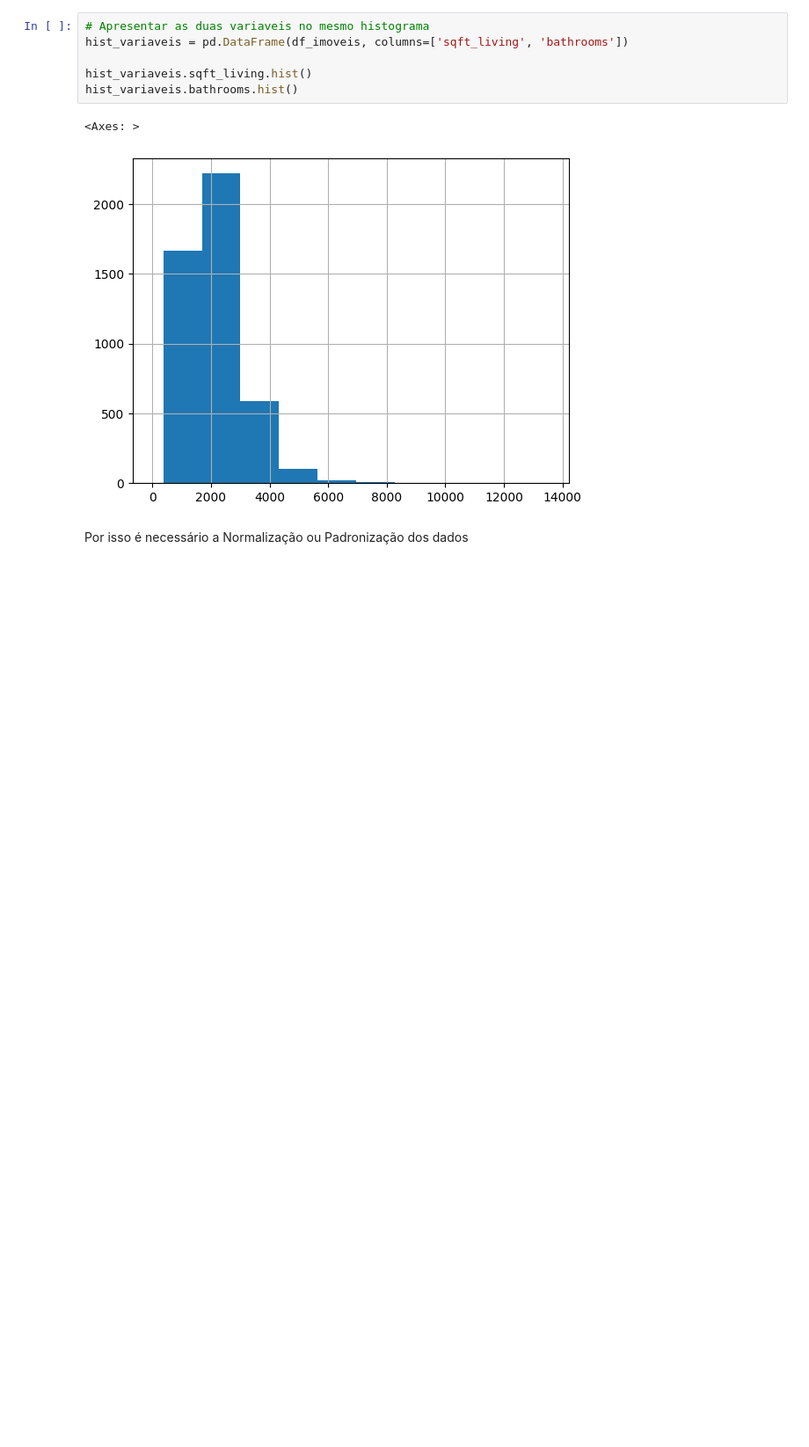
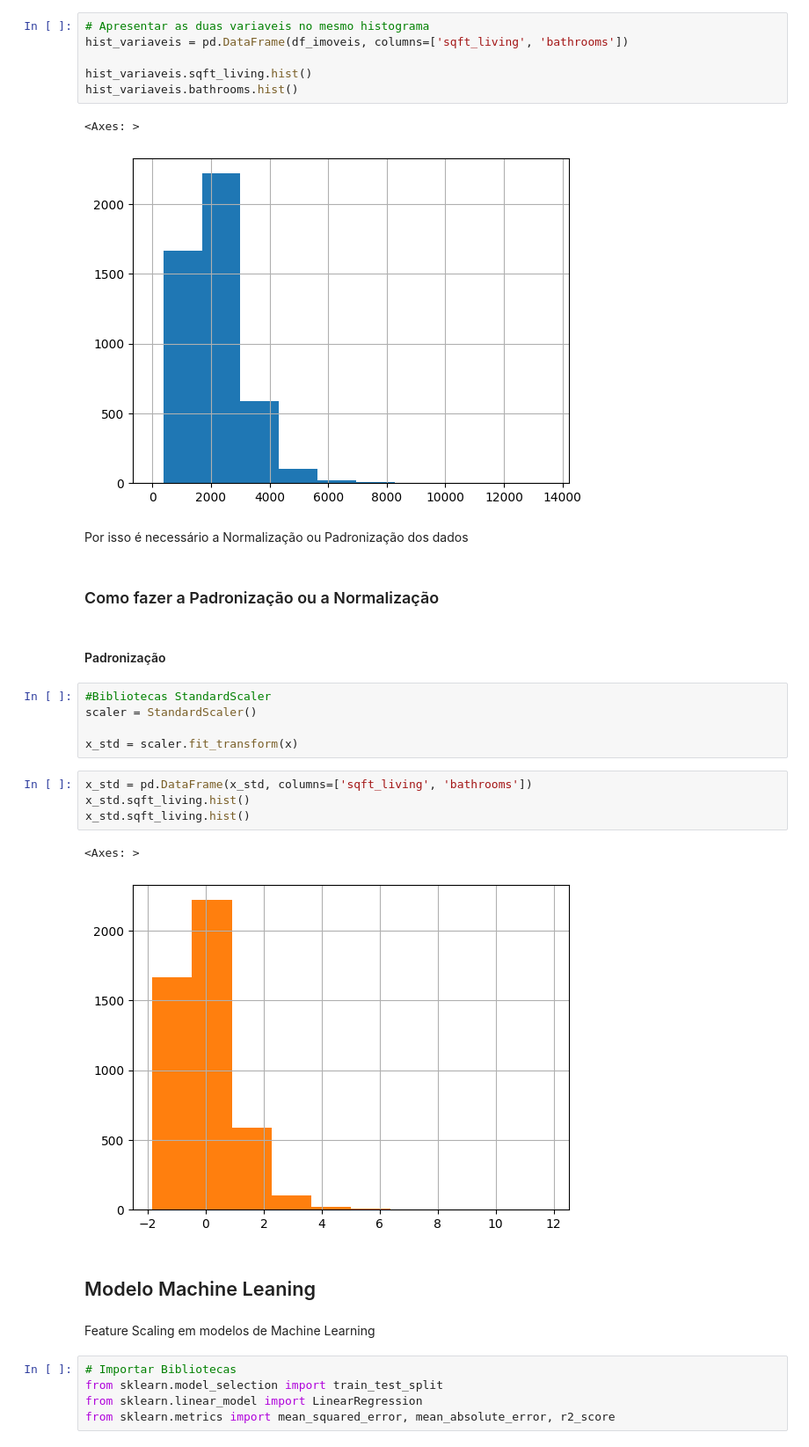
Before and after one commit to LaisST/FIAP_202501_HandsOn_data_analytics, a Jupyter notebook: Fase2_Aula04_Feature_Scaling.ipynb, the cells around one changed output. Shown at 88% size. Cells and saved outputs as stored; diff of their text form; blank space fills up the shorter version.

```diff
--- a/Fase2_Aula04_Feature_Scaling.ipynb
+++ b/Fase2_Aula04_Feature_Scaling.ipynb
@@ -139,3 +139,28 @@ hist_variaveis.bathrooms.hist()
 [figure]
 # %% [markdown]
 Por isso é necessário a Normalização ou Padronização dos dados
+# %% [markdown]
+### Como fazer a Padronização ou a Normalização
+# %% [markdown]
+#### Padronização
+# %%
+#Bibliotecas StandardScaler
+scaler = StandardScaler()
+
+x_std = scaler.fit_transform(x)
+# %%
+x_std = pd.DataFrame(x_std, columns=['sqft_living', 'bathrooms'])
+x_std.sqft_living.hist()
+x_std.sqft_living.hist()
+# %% [output]
+<Axes: >
+[figure, added]
+# %% [markdown]
+## Modelo Machine Leaning
+# %% [markdown]
+Feature Scaling em modelos de Machine Learning
+# %%
+# Importar Bibliotecas
+from sklearn.model_selection import train_test_split
+from sklearn.linear_model import LinearRegression
+from sklearn.metrics import mean_squared_error, mean_absolute_error, r2_score
```
Also changed, not shown: parts of 14 cells of this notebook.
